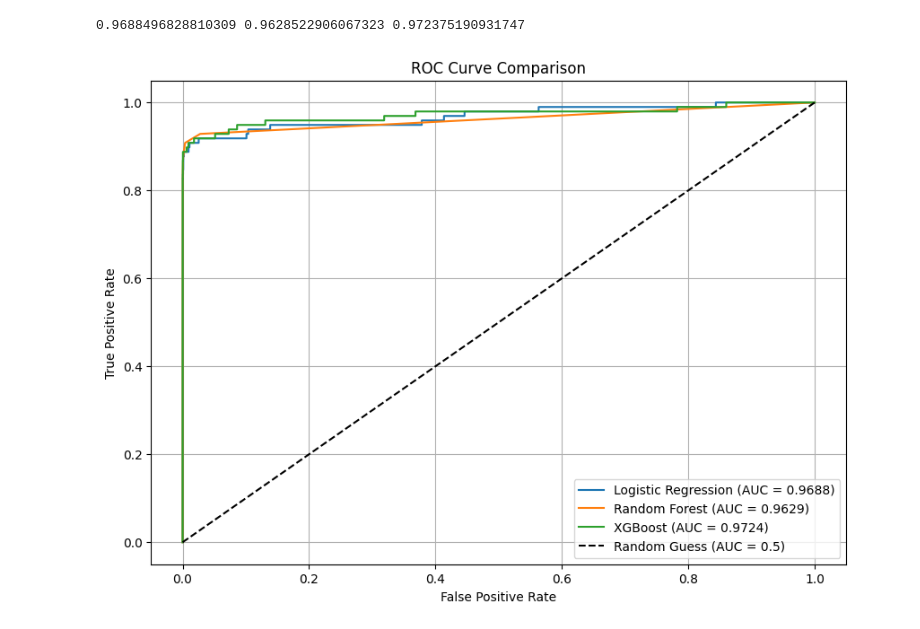
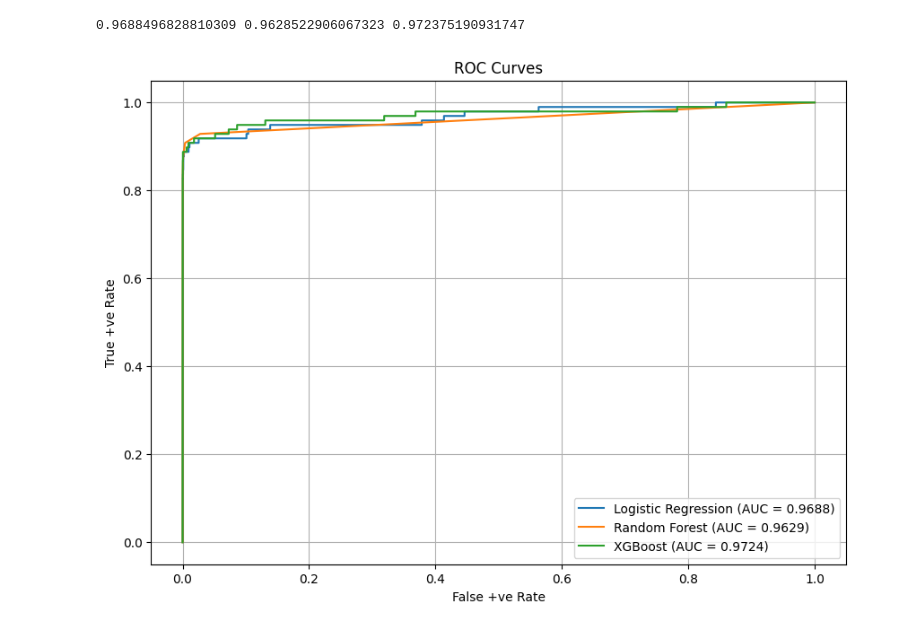
Before and after one commit to yashdodiya9/credict-card-fraud-detection, a Jupyter notebook: fraud_detection.ipynb, the cells around one changed output. Drawn from its saved outputs; the diff is of its cells as text; code cells hidden in the pictures.

```diff
--- a/fraud_detection.ipynb
+++ b/fraud_detection.ipynb
@@ -260,28 +259,21 @@ print(roc_auc_lr, roc_auc_rf, roc_auc_xgb)
 0.9688496828810309 0.9628522906067323 0.972375190931747
 # %%
 from sklearn.metrics import roc_curve
-import matplotlib.pyplot as plt
-
-# Compute FPR and TPR for each model
+# Compute False +ve rate(FPR) and True +ve rate(TPR) for each model
 fpr_lr, tpr_lr, _ = roc_curve(y_test, y_prob_lr)
 fpr_rf, tpr_rf, _ = roc_curve(y_test, y_prob_rf)
 fpr_xgb, tpr_xgb, _ = roc_curve(y_test, y_prob_xgb)
 
-# Plot all three curves
 plt.figure(figsize=(10, 7))
 plt.plot(fpr_lr, tpr_lr, label=f'Logistic Regression (AUC = {roc_auc_lr:.4f})')
 plt.plot(fpr_rf, tpr_rf, label=f'Random Forest (AUC = {roc_auc_rf:.4f})')
 plt.plot(fpr_xgb, tpr_xgb, label=f'XGBoost (AUC = {roc_auc_xgb:.4f})')
 
-# Diagonal line (random model)
-plt.plot([0, 1], [0, 1], 'k--', label='Random Guess (AUC = 0.5)')
-
-# Plot settings
-plt.title('ROC Curve Comparison')
-plt.xlabel('False Positive Rate')
-plt.ylabel('True Positive Rate')
+plt.title('ROC Curves')
+plt.xlabel('False +ve Rate')
+plt.ylabel('True +ve Rate')
 plt.legend(loc='lower right')
 plt.grid(True)
 plt.show()
 # %% [output]
-[figure, old version]
+[figure, new version]
```
Also changed, not shown: parts of 2 cells of this notebook.
